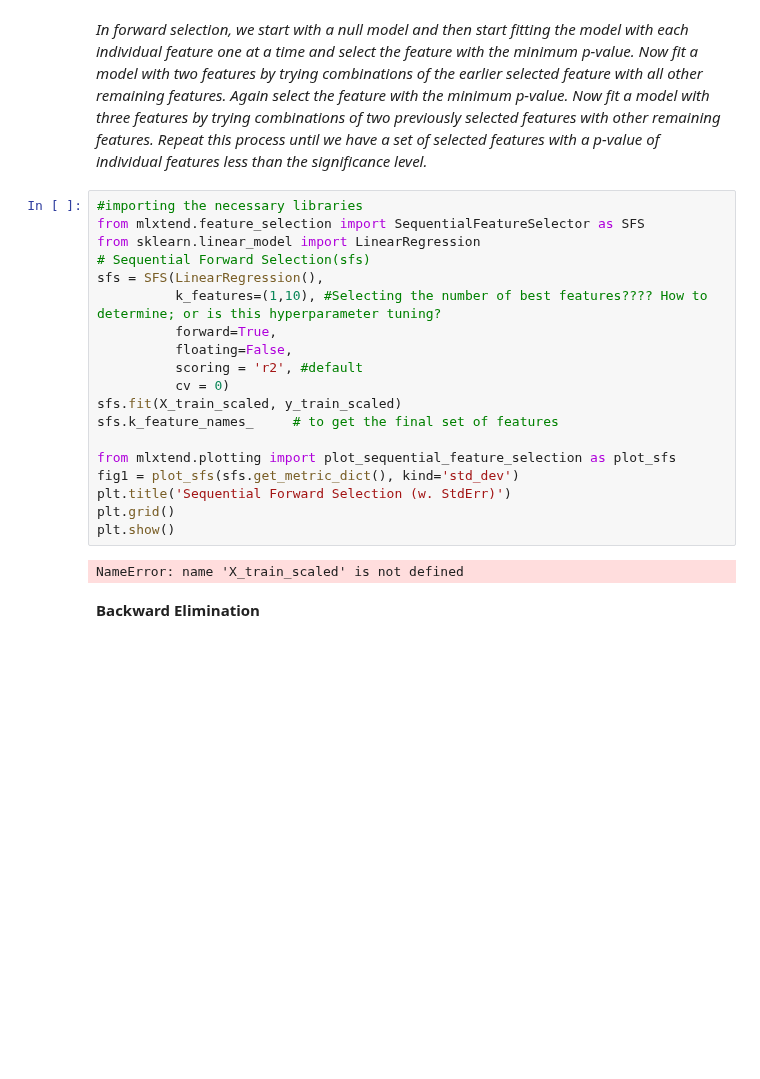
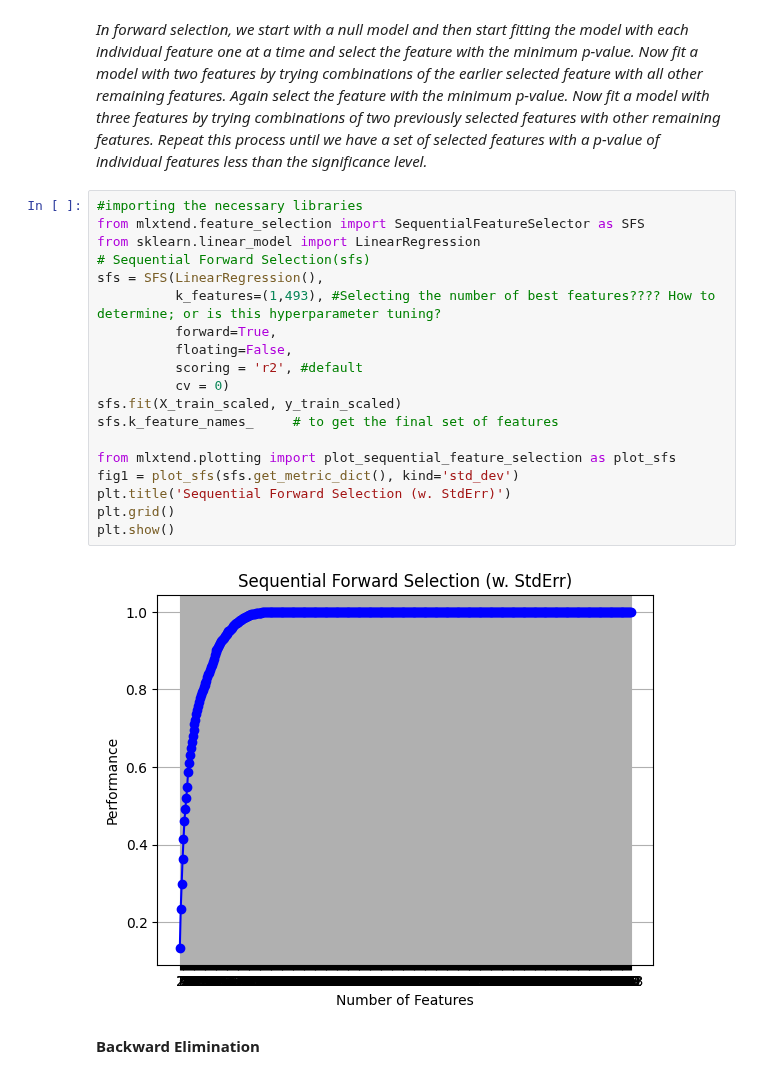
Before and after one commit to folkertj00/liver_learning, a Jupyter notebook: assignment.ipynb, the cells around one changed output. Cells and saved outputs as stored; diff of their text form; blank space fills up the shorter version.

```diff
--- a/assignment.ipynb
+++ b/assignment.ipynb
@@ -339,24 +359,24 @@ print("Ridge Model Score:", ridge_score)
 # %%
 #importing the necessary libraries
 from mlxtend.feature_selection import SequentialFeatureSelector as SFS
 from sklearn.linear_model import LinearRegression
 # Sequential Forward Selection(sfs)
 sfs = SFS(LinearRegression(),
-          k_features=(1,10), #Selecting the number of best features???? How to determine; or is this hyperparameter tuning?
+          k_features=(1,493), #Selecting the number of best features???? How to determine; or is this hyperparameter tuning?
           forward=True,
           floating=False,
           scoring = 'r2', #default
           cv = 0)
 sfs.fit(X_train_scaled, y_train_scaled)
 sfs.k_feature_names_     # to get the final set of features
 
 from mlxtend.plotting import plot_sequential_feature_selection as plot_sfs
 fig1 = plot_sfs(sfs.get_metric_dict(), kind='std_dev')
 plt.title('Sequential Forward Selection (w. StdErr)')
 plt.grid()
 plt.show()
 # %% [output]
-NameError: name 'X_train_scaled' is not defined
+[figure, added]
 # %% [markdown]
 **Backward Elimination**
 # %% [markdown]
```
Also changed, not shown: parts of 3 cells of this notebook.
